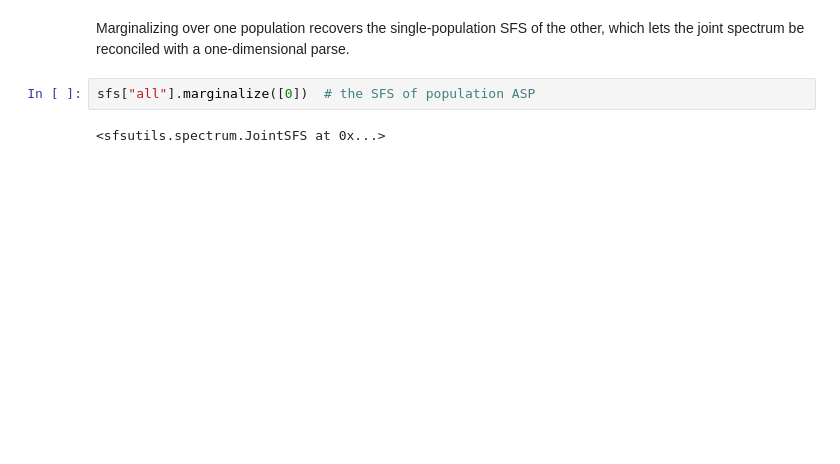
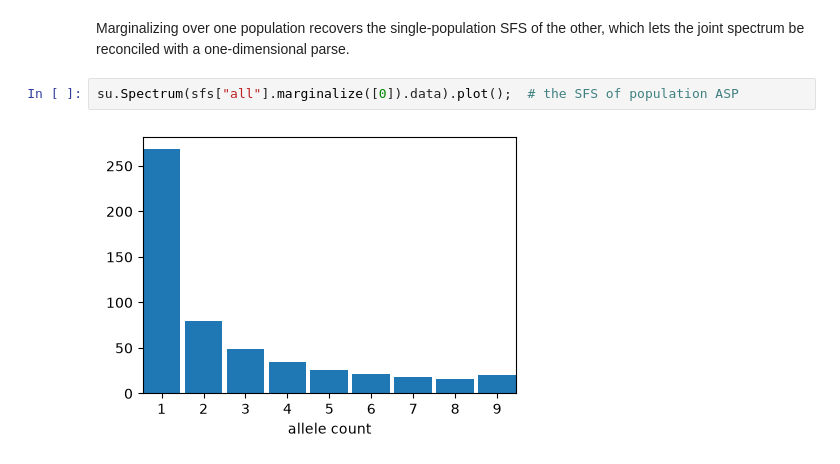
Before and after one commit to Sendrowski/SFSUtils, a Jupyter notebook: docs/reference/Python/joint.ipynb, the cells around one changed output. Drawn from its saved outputs; the diff is of its cells as text; blank space fills up the shorter version.

```diff
--- a/docs/reference/Python/joint.ipynb
+++ b/docs/reference/Python/joint.ipynb
@@ -32,6 +38,6 @@ sfs["all"].plot();
 # %% [markdown]
 Marginalizing over one population recovers the single-population SFS of the other, which lets the joint spectrum be reconciled with a one-dimensional parse.
 # %%
-sfs["all"].marginalize([0])  # the SFS of population ASP
+su.Spectrum(sfs["all"].marginalize([0]).data).plot();  # the SFS of population ASP
 # %% [output]
-<sfsutils.spectrum.JointSFS at 0x...>
+[figure, added]
```
Also changed, not shown: parts of 3 cells of this notebook, 32 other files.
